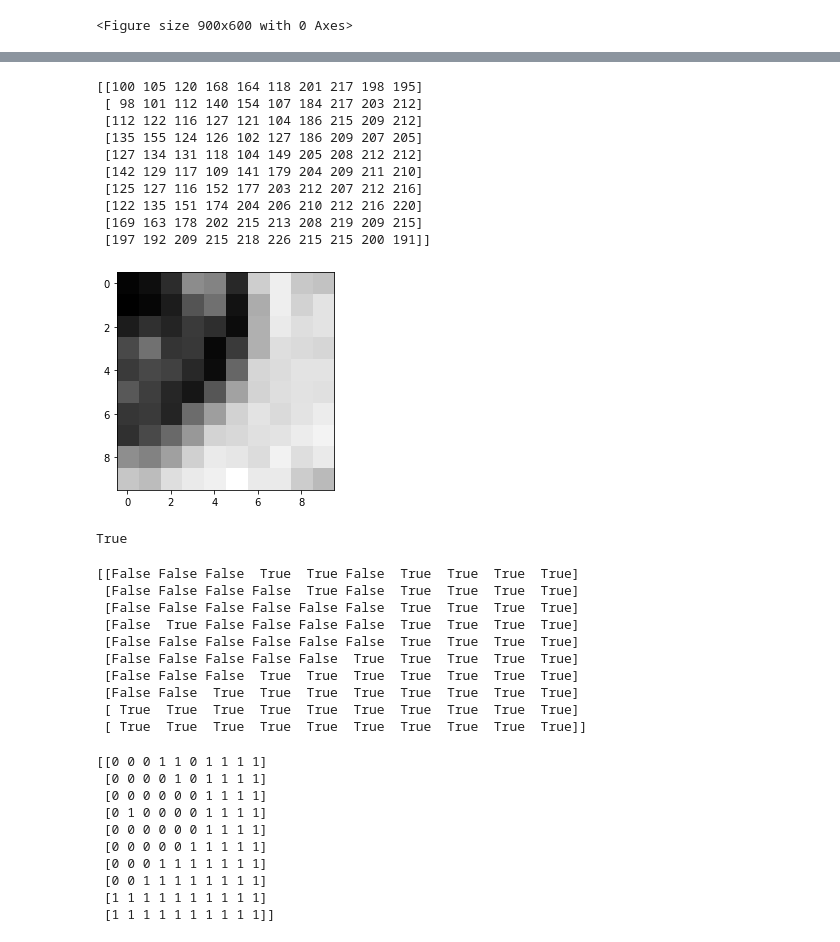
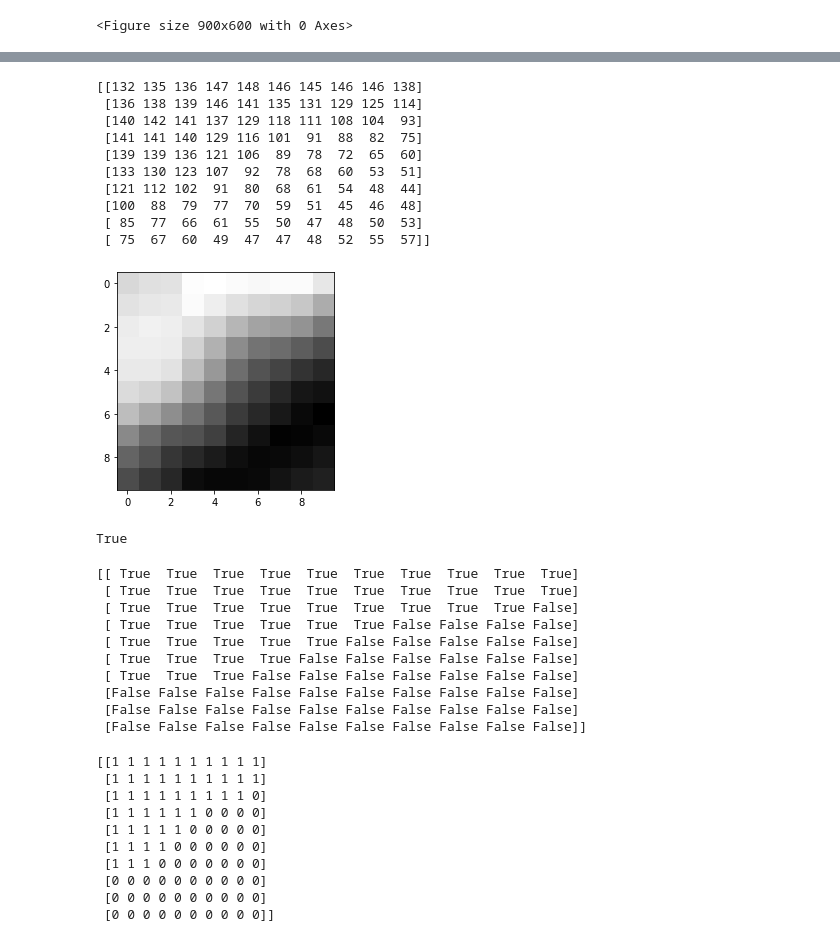
Before and after one commit to educarrascov/MIA_ArtificialVision, a Jupyter notebook: MIA_ArtificialVision_(Clase_2).ipynb, the cells around one changed output, grey strips where cells are left out. Saved outputs shown, nothing was run; the diff lists cells and outputs as text; code cells hidden in the pictures.

```diff
--- a/MIA_ArtificialVision_(Clase_2).ipynb
+++ b/MIA_ArtificialVision_(Clase_2).ipynb
@@ -19,7 +27,7 @@ import cv2
 import matplotlib.pyplot as plt
 # %%
 #lectura de imagen en formato BGR (Blue, Green y Red)
-img = cv2.imread('lena.jpg')
+img = cv2.imread('img/fotocy.jpg')
 # %%
 plt.figure()
 # %% [output]
@@ -191,54 +199,54 @@ plt.show()
 # %%
-roi = img[255:281,314:348,2]
+roi = img[255:300,310:380,2]
 subroi = roi[10:20, 15:25]
 
 print(subroi)
 plt.imshow(subroi, cmap="gray")
 plt.show()
 # %% [output]
-[[100 105 120 168 164 118 201 217 198 195]
- [ 98 101 112 140 154 107 184 217 203 212]
- [112 122 116 127 121 104 186 215 209 212]
- [135 155 124 126 102 127 186 209 207 205]
- [127 134 131 118 104 149 205 208 212 212]
- [142 129 117 109 141 179 204 209 211 210]
- [125 127 116 152 177 203 212 207 212 216]
- [122 135 151 174 204 206 210 212 216 220]
- [169 163 178 202 215 213 208 219 209 215]
- [197 192 209 215 218 226 215 215 200 191]]
+[[132 135 136 147 148 146 145 146 146 138]
+ [136 138 139 146 141 135 131 129 125 114]
+ [140 142 141 137 129 118 111 108 104  93]
+ [141 141 140 129 116 101  91  88  82  75]
+ [139 139 136 121 106  89  78  72  65  60]
+ [133 130 123 107  92  78  68  60  53  51]
+ [121 112 102  91  80  68  61  54  48  44]
+ [100  88  79  77  70  59  51  45  46  48]
+ [ 85  77  66  61  55  50  47  48  50  53]
+ [ 75  67  60  49  47  47  48  52  55  57]]
-[figure, old version]
+[figure, new version]
 # %%
 5>3
 # %% [output]
 True
 # %%
-bw = (subroi > 150)
+bw = (subroi > 100)
 print(bw)
 # %% [output]
-[[False False False  True  True False  True  True  True  True]
- [False False False False  True False  True  True  True  True]
- [False False False False False False  True  True  True  True]
- [False  True False False False False  True  True  True  True]
- [False False False False False False  True  True  True  True]
- [False False False False False  True  True  True  True  True]
- [False False False  True  True  True  True  True  True  True]
- [False False  True  True  True  True  True  True  True  True]
+[[ True  True  True  True  True  True  True  True  True  True]
  [ True  True  True  True  True  True  True  True  True  True]
- [ True  True  True  True  True  True  True  True  True  True]]
+ [ True  True  True  True  True  True  True  True  True False]
+ [ True  True  True  True  True  True False False False False]
+ [ True  True  True  True  True False False False False False]
+ [ True  True  True  True False False False False False False]
+ [ True  True  True False False False False False False False]
+ [False False False False False False False False False False]
+ [False False False False False False False False False False]
+ [False False False False False False False False False False]]
 # %%
-bw = (subroi > 150)*1
+bw = (subroi > 100)*1
 print(bw)
 # %% [output]
-[[0 0 0 1 1 0 1 1 1 1]
- [0 0 0 0 1 0 1 1 1 1]
- [0 0 0 0 0 0 1 1 1 1]
- [0 1 0 0 0 0 1 1 1 1]
- [0 0 0 0 0 0 1 1 1 1]
- [0 0 0 0 0 1 1 1 1 1]
- [0 0 0 1 1 1 1 1 1 1]
- [0 0 1 1 1 1 1 1 1 1]
+[[1 1 1 1 1 1 1 1 1 1]
  [1 1 1 1 1 1 1 1 1 1]
- [1 1 1 1 1 1 1 1 1 1]]
+ [1 1 1 1 1 1 1 1 1 0]
+ [1 1 1 1 1 1 0 0 0 0]
+ [1 1 1 1 1 0 0 0 0 0]
+ [1 1 1 1 0 0 0 0 0 0]
+ [1 1 1 0 0 0 0 0 0 0]
+ [0 0 0 0 0 0 0 0 0 0]
+ [0 0 0 0 0 0 0 0 0 0]
+ [0 0 0 0 0 0 0 0 0 0]]
 # %%
 plt.imshow(bw, cmap="gray")
 plt.show()
```
Also changed, not shown: parts of 27 cells of this notebook, 36 other files.
